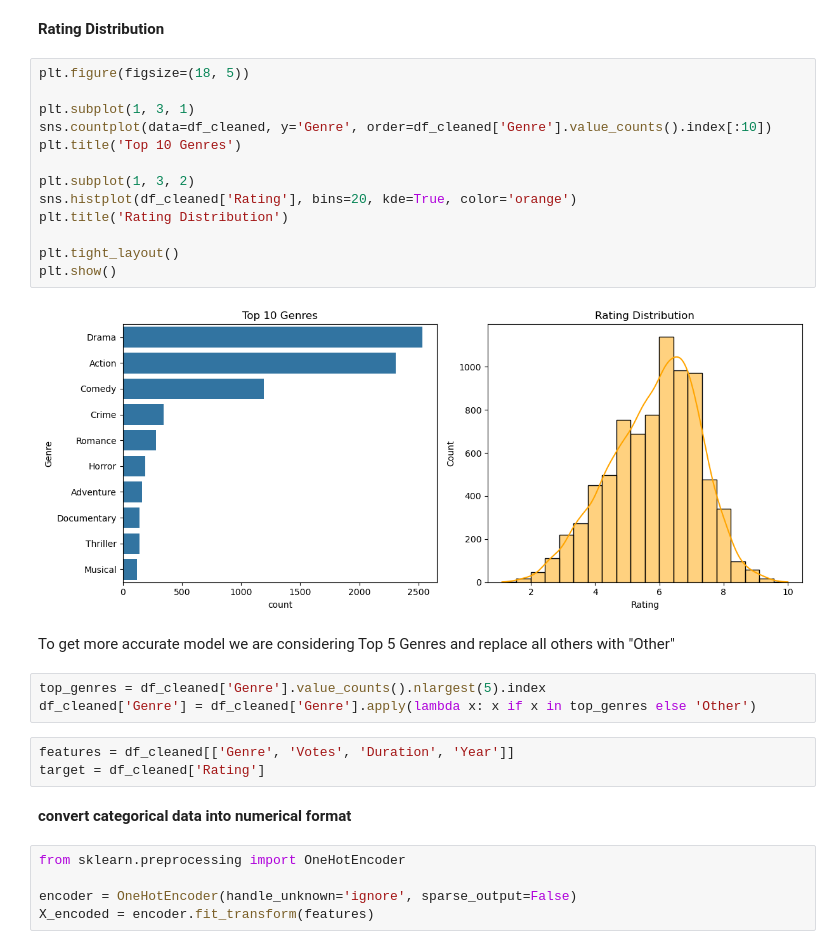
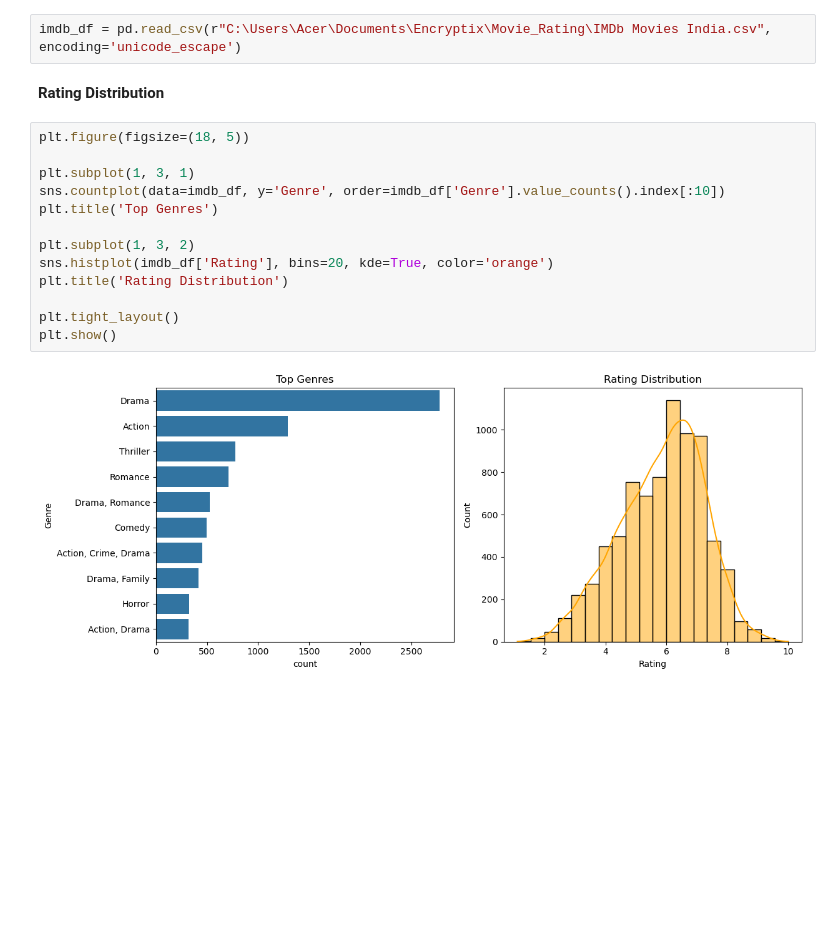
Before and after one commit to osandaNaveen92/Encryptix, a Jupyter notebook: Movie_RatingPrediction.ipynb, the cells around one changed output. Saved outputs shown, nothing was run; the diff lists cells and outputs as text; blank space fills up the shorter version.

```diff
--- a/Movie_RatingPrediction.ipynb
+++ b/Movie_RatingPrediction.ipynb
@@ -38,32 +10,19 @@ df_cleaned.describe()
+# %%
+imdb_df = pd.read_csv(r"C:\Users\Acer\Documents\Encryptix\Movie_Rating\IMDb Movies India.csv", encoding='unicode_escape')
 # %% [markdown]
 **Rating Distribution**
 # %%
 plt.figure(figsize=(18, 5))
 
 plt.subplot(1, 3, 1)
-sns.countplot(data=df_cleaned, y='Genre', order=df_cleaned['Genre'].value_counts().index[:10])
-plt.title('Top 10 Genres')
+sns.countplot(data=imdb_df, y='Genre', order=imdb_df['Genre'].value_counts().index[:10])
+plt.title('Top Genres')
 
 plt.subplot(1, 3, 2)
-sns.histplot(df_cleaned['Rating'], bins=20, kde=True, color='orange')
+sns.histplot(imdb_df['Rating'], bins=20, kde=True, color='orange')
 plt.title('Rating Distribution')
 
 plt.tight_layout()
 plt.show()
 # %% [output]
-[figure, old version]
+[figure, new version]
-# %% [markdown]
-To get more accurate model we are considering Top 5 Genres and replace all others with "Other"
-# %%
-top_genres = df_cleaned['Genre'].value_counts().nlargest(5).index
-df_cleaned['Genre'] = df_cleaned['Genre'].apply(lambda x: x if x in top_genres else 'Other')
-# %%
-features = df_cleaned[['Genre', 'Votes', 'Duration', 'Year']]
-target = df_cleaned['Rating']
-# %% [markdown]
-**convert categorical data into numerical format**
-# %%
-from sklearn.preprocessing import OneHotEncoder
-
-encoder = OneHotEncoder(handle_unknown='ignore', sparse_output=False)
-X_encoded = encoder.fit_transform(features)
```
Also changed, not shown: parts of 29 cells of this notebook.
